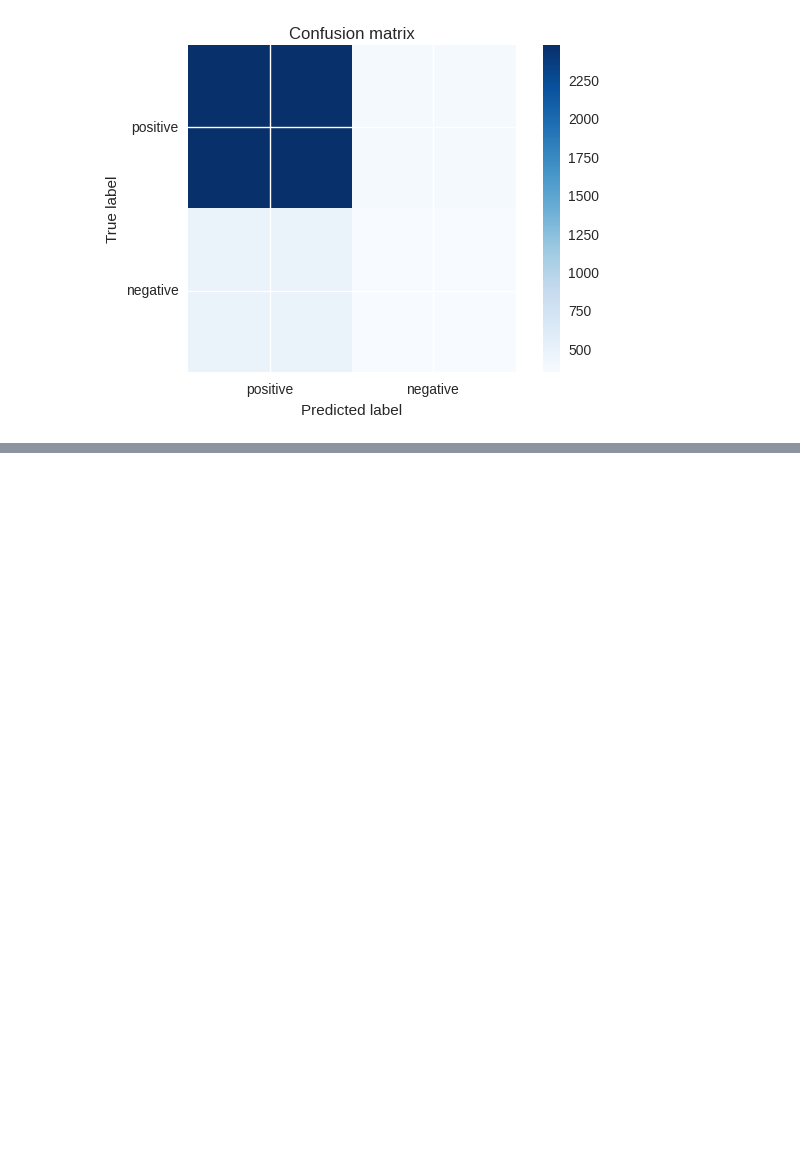
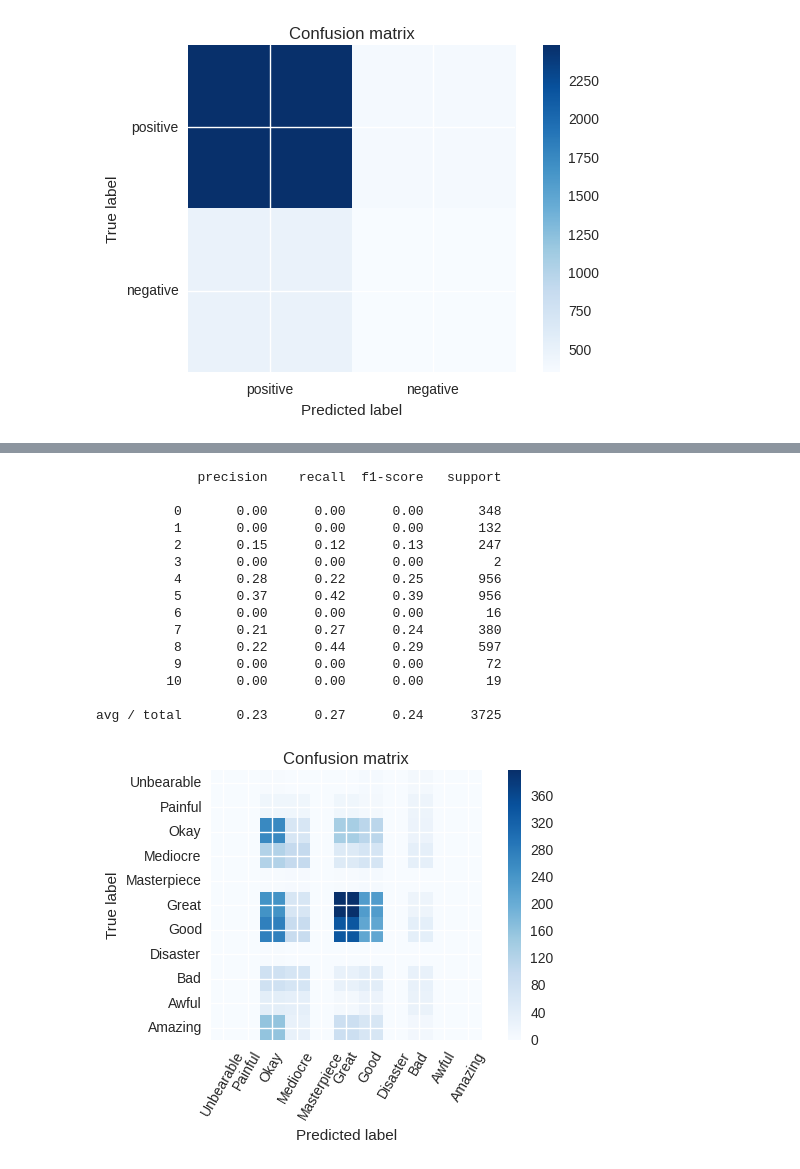
Before and after one commit to igorbpf/Sentiment-Analysis-IGN-data, a Jupyter notebook: sentiment_analysis_ign.ipynb, the cells around one changed output, grey strips where cells are left out. Drawn from its saved outputs; the diff is of its cells as text; code cells hidden in the pictures; blank space fills up the shorter version.

Commit message:
Add 11 classes classifier

```diff
--- a/sentiment_analysis_ign.ipynb
+++ b/sentiment_analysis_ign.ipynb
@@ -267,13 +267,16 @@ print cm
 # %%
 # This function helps us to plot a fancy confusion matrix. It takes the confusion matrix as inpunt!
 
-def plot_confusion_matrix(cm, classes,title='Confusion matrix', cmap=plt.cm.Blues):
+def plot_confusion_matrix(cm, classes,title='Confusion matrix', cmap=plt.cm.Blues, rotation=False):
     plt.imshow(cm, interpolation='nearest', cmap=cmap)
     plt.title(title)
     plt.colorbar()
     bal = classes
     tick_marks = np.arange(len(bal))
-    plt.xticks(tick_marks, bal)#, rotation=45)
+    if rotation:
+        plt.xticks(tick_marks, bal, rotation=60)
+    else:
+        plt.xticks(tick_marks, bal)
     plt.yticks(tick_marks, bal)
     plt.tight_layout()
     plt.ylabel('True label')
@@ -351,0 +357,20 @@ avg / total       0.75      0.76      0.76      3725
+# %%
+# Converting labels to binary vectors
+trainY_11 = to_categorical(y_11_train, nb_classes=11)
+validationY_11 = to_categorical(y_11_validation, nb_classes=11)
+testY_11 = to_categorical(y_11_test, nb_classes=11)
+
+# Network building
+net = tflearn.input_data([None, max_len])
+net = tflearn.embedding(net, input_dim=size_vocab + 1, output_dim=128) # input_dim is size_vocab + 1 cause now we
+                                                                        # have a 0 token.
+net = tflearn.lstm(net, 128, dropout=0.8)
+net = tflearn.fully_connected(net, 11, activation='softmax')
+net = tflearn.regression(net, optimizer='adam', learning_rate=0.0001,
+                         loss='categorical_crossentropy')
+
+
+# Training
+model = tflearn.DNN(net, tensorboard_verbose=0)
+model.fit(trainX, trainY_11, validation_set=(validationX, validationY_11), show_metric=True,
+          batch_size=32, n_epoch = 10)
@@ -351,0 +383,33 @@ avg / total       0.75      0.76      0.76      3725
+# %%
+# Get the predictions -- List of list of probabilities
+y_pred_11 = model.predict(testX)
+
+# Get the list of classes
+y_pred_11 = np.array(y_pred_11)
+y_pred_11 = np.argmax(y_pred_11, axis=1).tolist()
+
+# Classfication report
+print classification_report(y_11_test, y_pred_11)
+
+# Confusion matrix
+cm = confusion_matrix(y_11_test, y_pred_11, labels=[10,9,8,7,6,5,4,3,2,1,0])
+
+plot_confusion_matrix(cm, ['Unbearable', 'Painful', 'Okay', 'Mediocre', 'Masterpiece', \
+                           'Great', 'Good', 'Disaster', 'Bad', 'Awful', 'Amazing'], rotation=True)
+# %% [output]
+             precision    recall  f1-score   support
+
+          0       0.00      0.00      0.00       348
+          1       0.00      0.00      0.00       132
+          2       0.15      0.12      0.13       247
+          3       0.00      0.00      0.00         2
+          4       0.28      0.22      0.25       956
+          5       0.37      0.42      0.39       956
+          6       0.00      0.00      0.00        16
+          7       0.21      0.27      0.24       380
+          8       0.22      0.44      0.29       597
+          9       0.00      0.00      0.00        72
+         10       0.00      0.00      0.00        19
+
+avg / total       0.23      0.27      0.24      3725
+[figure, added]
```
Also changed, not shown: parts of 4 cells of this notebook.
